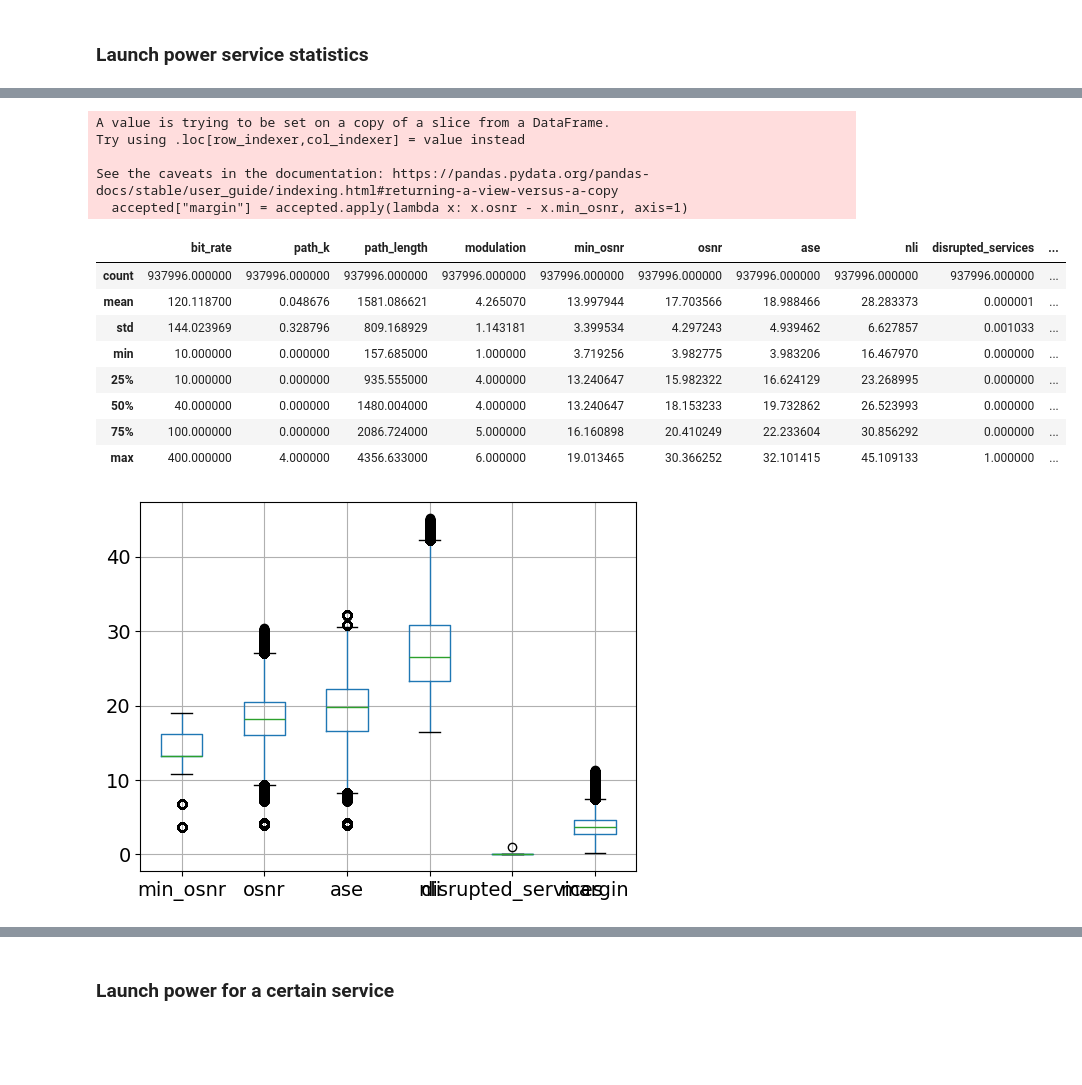
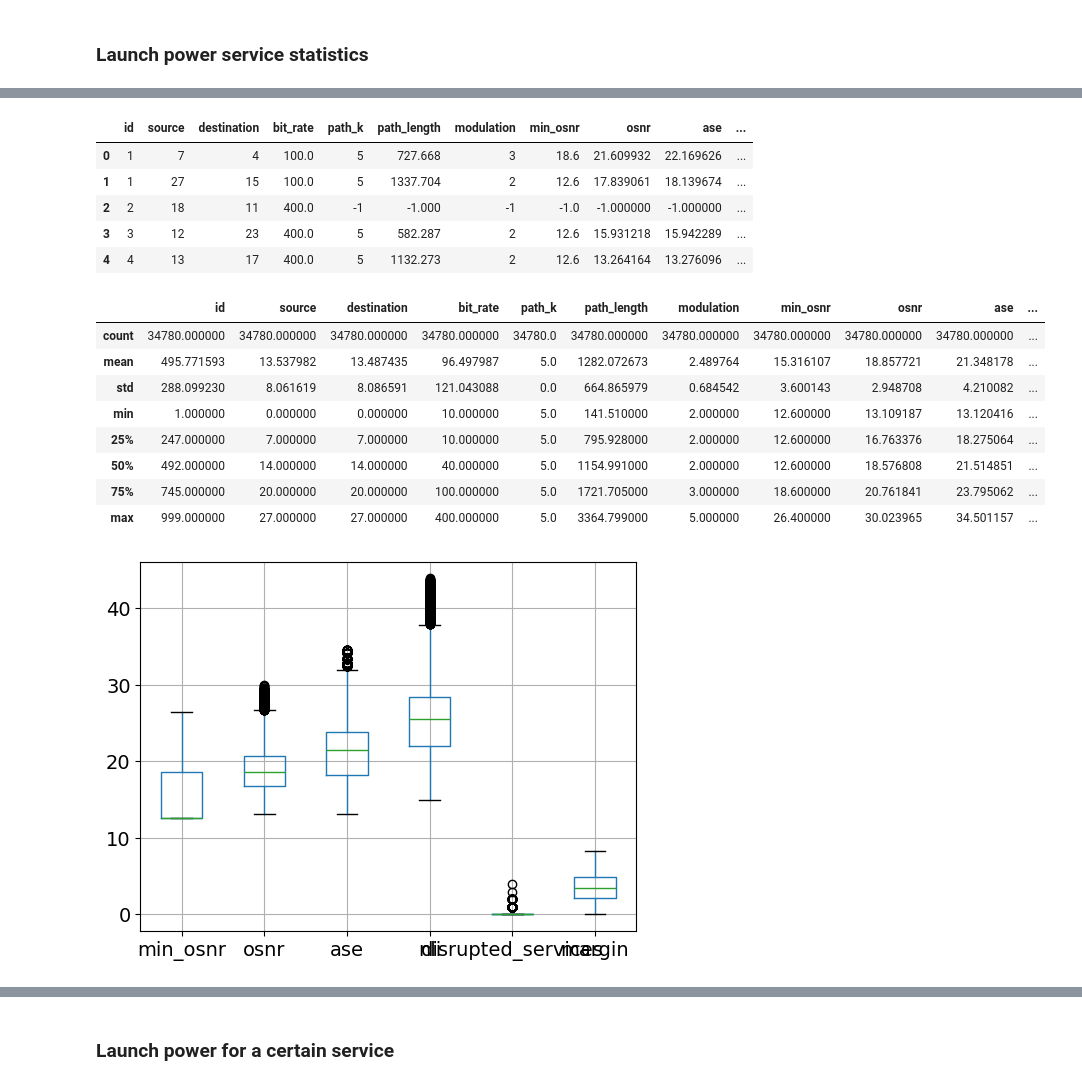
Before and after one commit to carlosnatalino/optical-networking-gym, a Jupyter notebook: examples/JOCN_Benchmark_2024/plots.ipynb, the cells around one changed output, grey strips where cells are left out. Cells and saved outputs as stored; diff of their text form; code cells hidden in the pictures; blank space fills up the shorter version.

```diff
--- a/examples/JOCN_Benchmark_2024/plots.ipynb
+++ b/examples/JOCN_Benchmark_2024/plots.ipynb
@@ -192,7 +206,7 @@ plt.show()
 # %% [markdown]
 ### Launch power service statistics
 # %%
-data_services = pd.read_csv(f"results/lp_services_1_{topology_name.upper()}_{best_launch_power}_{load}_10.csv", skiprows=1)
+data_services = pd.read_csv(f"results/lp_services_1_{topology_name}_{best_launch_power}_{load}_10.csv", skiprows=1)
 data_services.describe()
 # %% [output]
 |  | id | source | destination | bit_rate | path_k | path_length | modulation | min_osnr | osnr | ase | ... |
@@ -207,28 +221,33 @@ data_services.describe()
+# %%
+data_services.head()
+# %% [output]
+|  | id | source | destination | bit_rate | path_k | path_length | modulation | min_osnr | osnr | ase | ... |
+| 0 | 1 | 7 | 4 | 100.0 | 5 | 727.668 | 3 | 18.6 | 21.609932 | 22.169626 | ... |
+| 1 | 1 | 27 | 15 | 100.0 | 5 | 1337.704 | 2 | 12.6 | 17.839061 | 18.139674 | ... |
+| 2 | 2 | 18 | 11 | 400.0 | -1 | -1.000 | -1 | -1.0 | -1.000000 | -1.000000 | ... |
+| 3 | 3 | 12 | 23 | 400.0 | 5 | 582.287 | 2 | 12.6 | 15.931218 | 15.942289 | ... |
+| 4 | 4 | 13 | 17 | 400.0 | 5 | 1132.273 | 2 | 12.6 | 13.264164 | 13.276096 | ... |
 # %%
-accepted = data_services[(data_services["path_k"] != -1)]
-accepted["margin"] = accepted.apply(lambda x: x.osnr - x.min_osnr, axis=1)
-accepted = accepted.drop(["id", "source", "destination"], axis=1)
+accepted = data_services[(data_services["path_k"] != -1.0)]
 accepted.describe()
+# accepted["margin"] = accepted.apply(lambda x: x.osnr - x.min_osnr, axis=1)
+# accepted = accepted.drop(["id", "source", "destination"], axis=1)
+# accepted.describe()
 # %% [output]
-A value is trying to be set on a copy of a slice from a DataFrame.
-Try using .loc[row_indexer,col_indexer] = value instead
-
-See the caveats in the documentation: https://pandas.pydata.org/pandas-docs/stable/user_guide/indexing.html#returning-a-view-versus-a-copy
-  accepted["margin"] = accepted.apply(lambda x: x.osnr - x.min_osnr, axis=1)
-|  | bit_rate | path_k | path_length | modulation | min_osnr | osnr | ase | nli | disrupted_services | ... |
-| count | 937996.000000 | 937996.000000 | 937996.000000 | 937996.000000 | 937996.000000 | 937996.000000 | 937996.000000 | 937996.000000 | 937996.000000 | ... |
-| mean | 120.118700 | 0.048676 | 1581.086621 | 4.265070 | 13.997944 | 17.703566 | 18.988466 | 28.283373 | 0.000001 | ... |
-| std | 144.023969 | 0.328796 | 809.168929 | 1.143181 | 3.399534 | 4.297243 | 4.939462 | 6.627857 | 0.001033 | ... |
-| min | 10.000000 | 0.000000 | 157.685000 | 1.000000 | 3.719256 | 3.982775 | 3.983206 | 16.467970 | 0.000000 | ... |
-| 25% | 10.000000 | 0.000000 | 935.555000 | 4.000000 | 13.240647 | 15.982322 | 16.624129 | 23.268995 | 0.000000 | ... |
-| 50% | 40.000000 | 0.000000 | 1480.004000 | 4.000000 | 13.240647 | 18.153233 | 19.732862 | 26.523993 | 0.000000 | ... |
-| 75% | 100.000000 | 0.000000 | 2086.724000 | 5.000000 | 16.160898 | 20.410249 | 22.233604 | 30.856292 | 0.000000 | ... |
-| max | 400.000000 | 4.000000 | 4356.633000 | 6.000000 | 19.013465 | 30.366252 | 32.101415 | 45.109133 | 1.000000 | ... |
+|  | id | source | destination | bit_rate | path_k | path_length | modulation | min_osnr | osnr | ase | ... |
+| count | 34780.000000 | 34780.000000 | 34780.000000 | 34780.000000 | 34780.0 | 34780.000000 | 34780.000000 | 34780.000000 | 34780.000000 | 34780.000000 | ... |
+| mean | 495.771593 | 13.537982 | 13.487435 | 96.497987 | 5.0 | 1282.072673 | 2.489764 | 15.316107 | 18.857721 | 21.348178 | ... |
+| std | 288.099230 | 8.061619 | 8.086591 | 121.043088 | 0.0 | 664.865979 | 0.684542 | 3.600143 | 2.948708 | 4.210082 | ... |
+| min | 1.000000 | 0.000000 | 0.000000 | 10.000000 | 5.0 | 141.510000 | 2.000000 | 12.600000 | 13.109187 | 13.120416 | ... |
+| 25% | 247.000000 | 7.000000 | 7.000000 | 10.000000 | 5.0 | 795.928000 | 2.000000 | 12.600000 | 16.763376 | 18.275064 | ... |
+| 50% | 492.000000 | 14.000000 | 14.000000 | 40.000000 | 5.0 | 1154.991000 | 2.000000 | 12.600000 | 18.576808 | 21.514851 | ... |
+| 75% | 745.000000 | 20.000000 | 20.000000 | 100.000000 | 5.0 | 1721.705000 | 3.000000 | 18.600000 | 20.761841 | 23.795062 | ... |
+| max | 999.000000 | 27.000000 | 27.000000 | 400.000000 | 5.0 | 3364.799000 | 5.000000 | 26.400000 | 30.023965 | 34.501157 | ... |
 # %%
 accepted.drop(["path_k", "path_length", "bit_rate", "modulation"], axis=1).boxplot()
 plt.show()
 # %% [output]
-[figure, old version]
+[figure, new version]
 # %%
 plt.figure()
 
```
Also changed, not shown: parts of 13 cells of this notebook, 8 other files.
